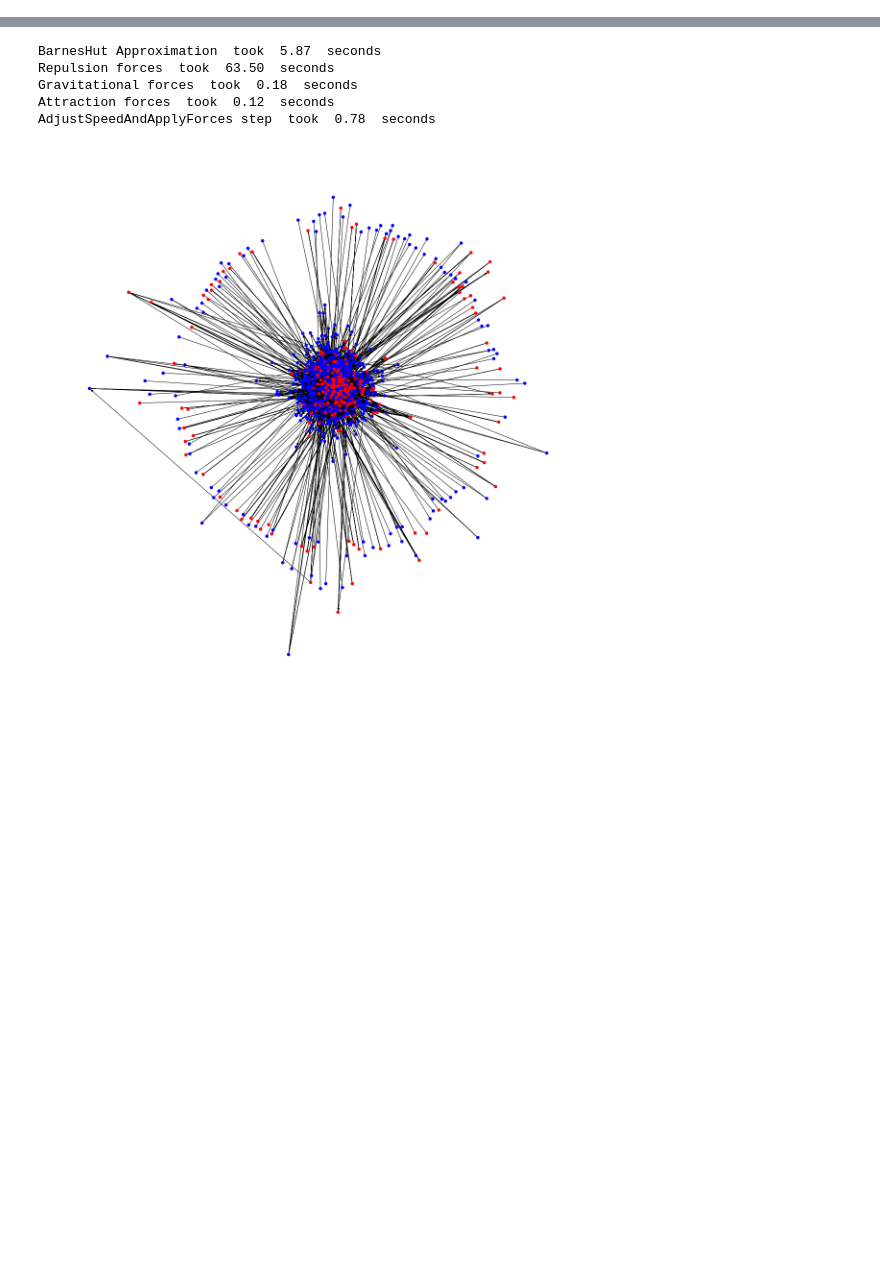
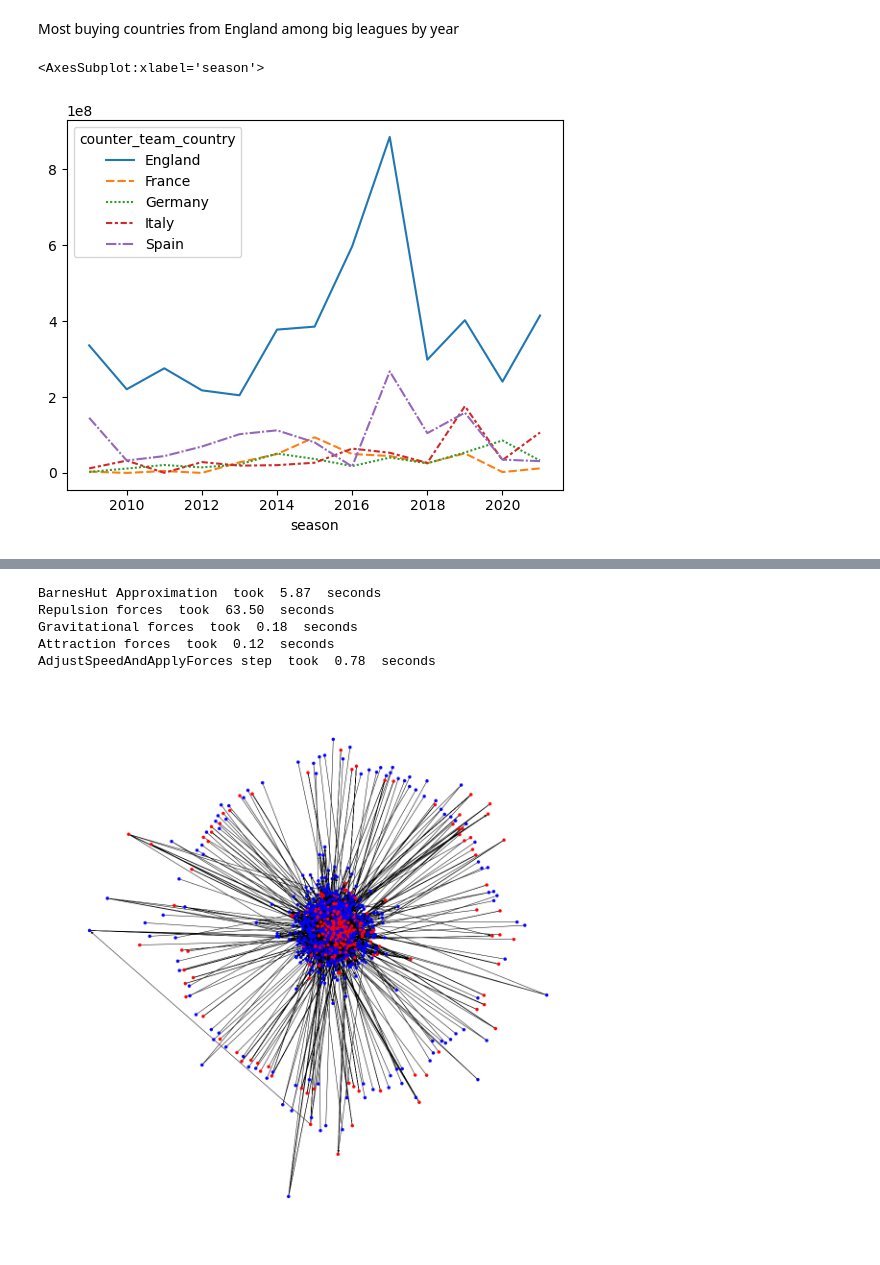
Before and after one commit to drykkur/SocGraphFinalP, a Jupyter notebook: socGraphFinalProj.ipynb, the cells around one changed output, grey strips where cells are left out. Drawn from its saved outputs; the diff is of its cells as text; code cells hidden in the pictures; blank space fills up the shorter version.

```diff
--- a/socGraphFinalProj.ipynb
+++ b/socGraphFinalProj.ipynb
@@ -55,0 +69,10 @@ df
+# %% [markdown]
+Most buying countries from England among big leagues by year
+# %%
+df_fee_europe=df[df['dir']=='left']
+df_fee_europe=df_fee_europe[df_fee_europe['counter_team_country'].isin(Big_five)]
+fee_graph2=df_fee_europe.groupby(by=['season','counter_team_country']).sum()['transfer_fee_amnt']
+sns.lineplot(data=fee_graph2.unstack())
+# %% [output]
+<AxesSubplot:xlabel='season'>
+[figure, added]
```
Also changed, not shown: parts of 29 cells of this notebook, 2 other files.
